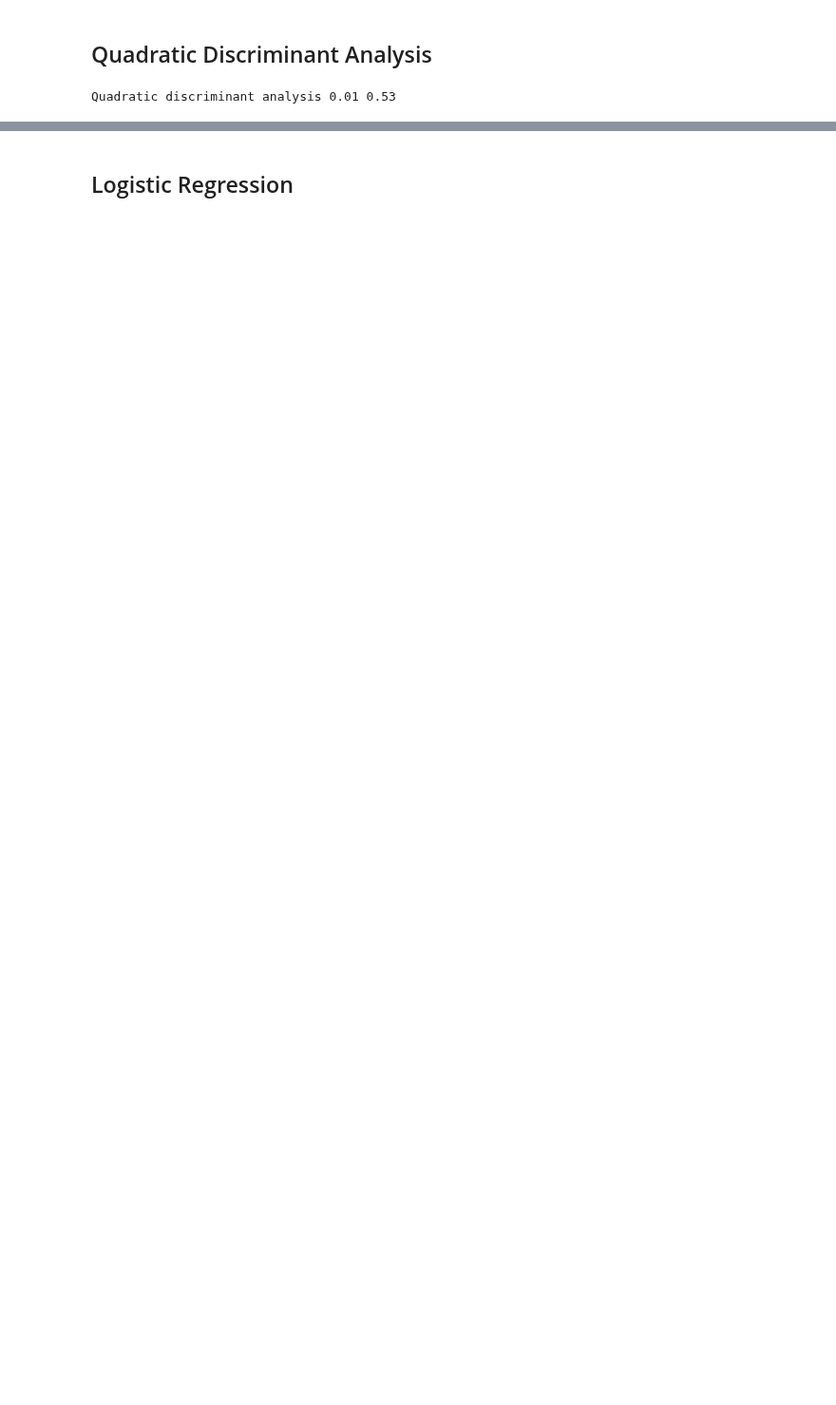
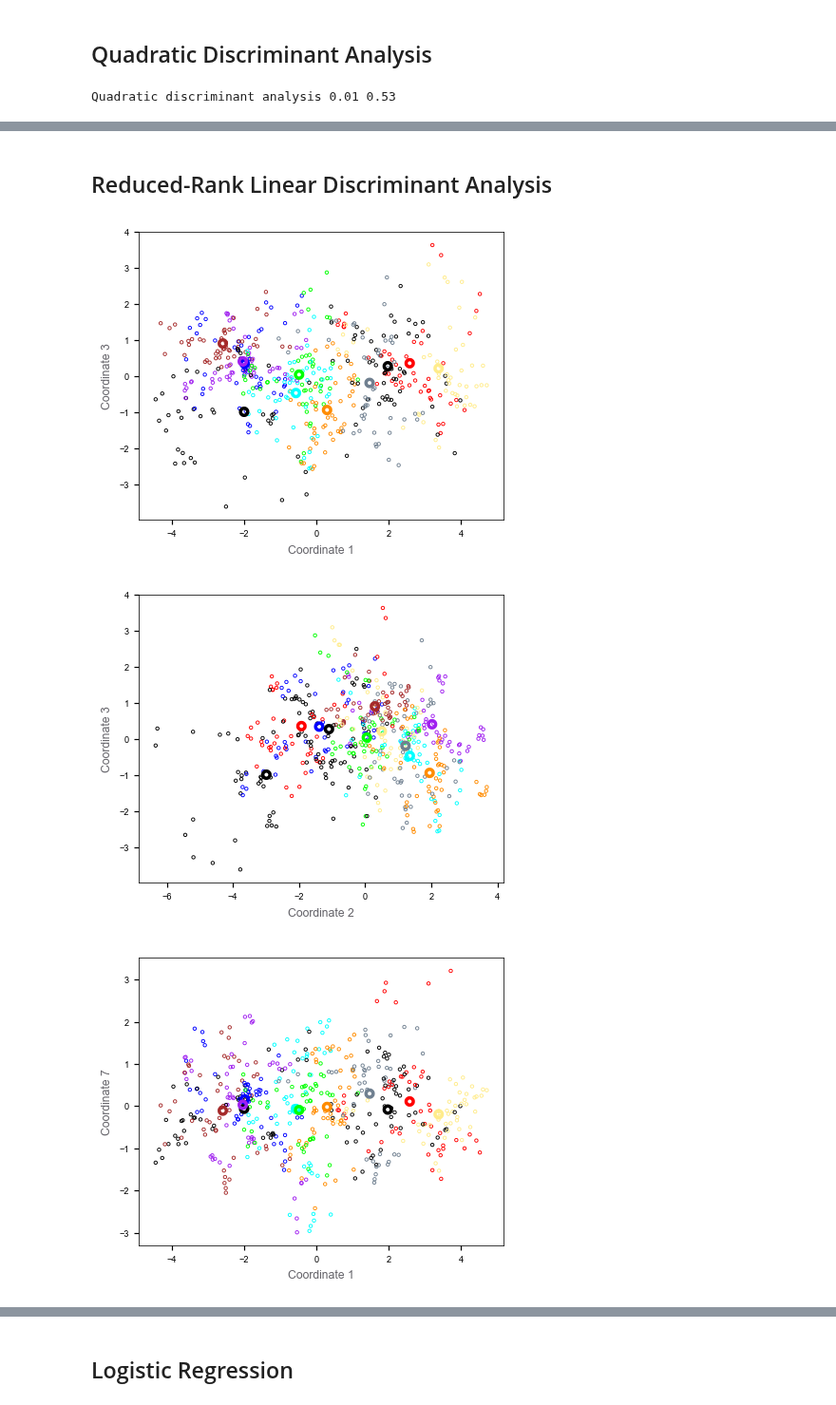
Before and after one commit to empathy87/The-Elements-of-Statistical-Learning-Python-Notebooks, a Jupyter notebook: examples/Vowel.ipynb, the cells around one changed output, grey strips where cells are left out. Shown at 95% size. Cells and saved outputs as stored; diff of their text form; code cells hidden in the pictures; blank space fills up the shorter version.

```diff
--- a/examples/Vowel.ipynb
+++ b/examples/Vowel.ipynb
@@ -100,0 +171,28 @@ Quadratic discriminant analysis 0.01 0.53
+# %% [markdown]
+<h2>Reduced-Rank Linear Discriminant Analysis</h2>
+# %%
+lda = LinearDiscriminantAnalysis(n_components=10).fit(X_train, y_train)
+X_r = lda.transform(X_train)
+means = lda.transform(lda.means_)
+def plot_projection(i, j):
+    fig, ax1 = plt.subplots(figsize=(4.5, 3.65), dpi=110)
+    ax1.scatter(X_r[:, i], X_r[:, j], facecolors='none', edgecolors=colors[y_train],
+                s=5, linewidth=0.6)
+    ax1.scatter(means[:, i], means[:, j], facecolors='none', edgecolors=colors,
+                s=5, linewidth=5)
+    for t in ax1.get_yticklabels() + ax1.get_xticklabels():
+        t.set_fontsize(6)
+    ax1.set_xlabel(f'Coordinate {i+1}', color=GRAY4, fontsize=8)
+    ax1.set_ylabel(f'Coordinate {j+1}', color=GRAY4, fontsize=8)
+
+# PAGE 115. FIGURE 4.8. Four projections onto pairs of canonical variates. Notice that
+#           as the rank of the canonical variates increases, the centroids become less spread out.
+#           In the lower right panel they appear to be superimposed, and the classes most confused.
+plot_projection(0, 2)
+plot_projection(1, 2)
+plot_projection(0, 6)
+plot_projection(8, 9)
+# %% [output]
+[figure, added]
+[figure, added]
+[figure, added]
```
Also changed, not shown: parts of 15 cells of this notebook.
